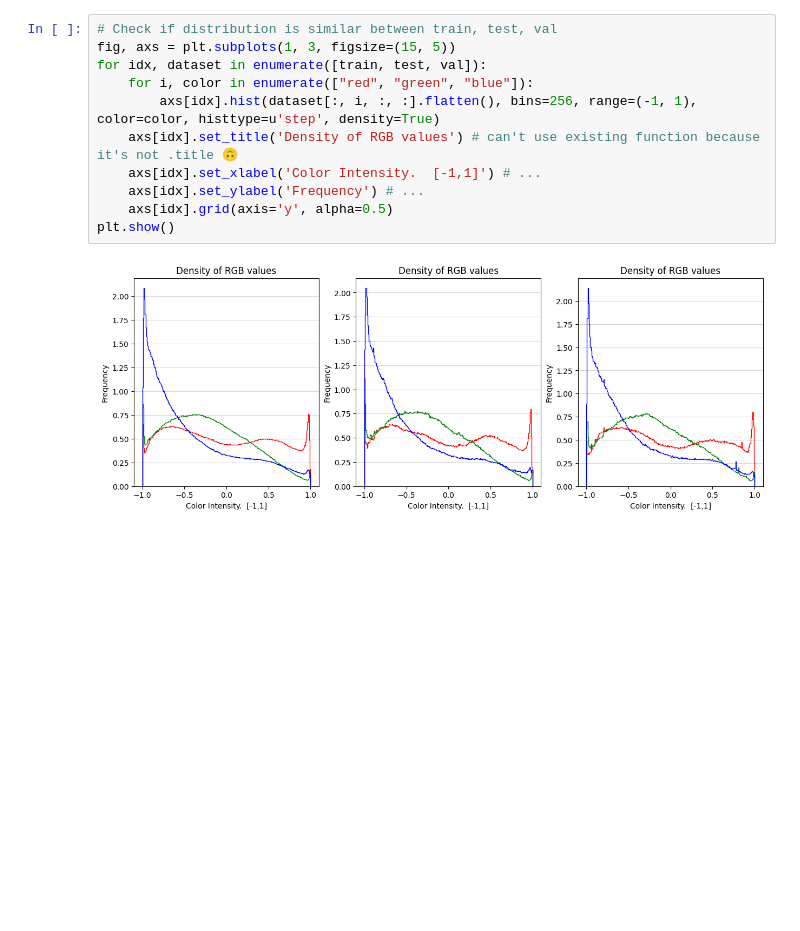
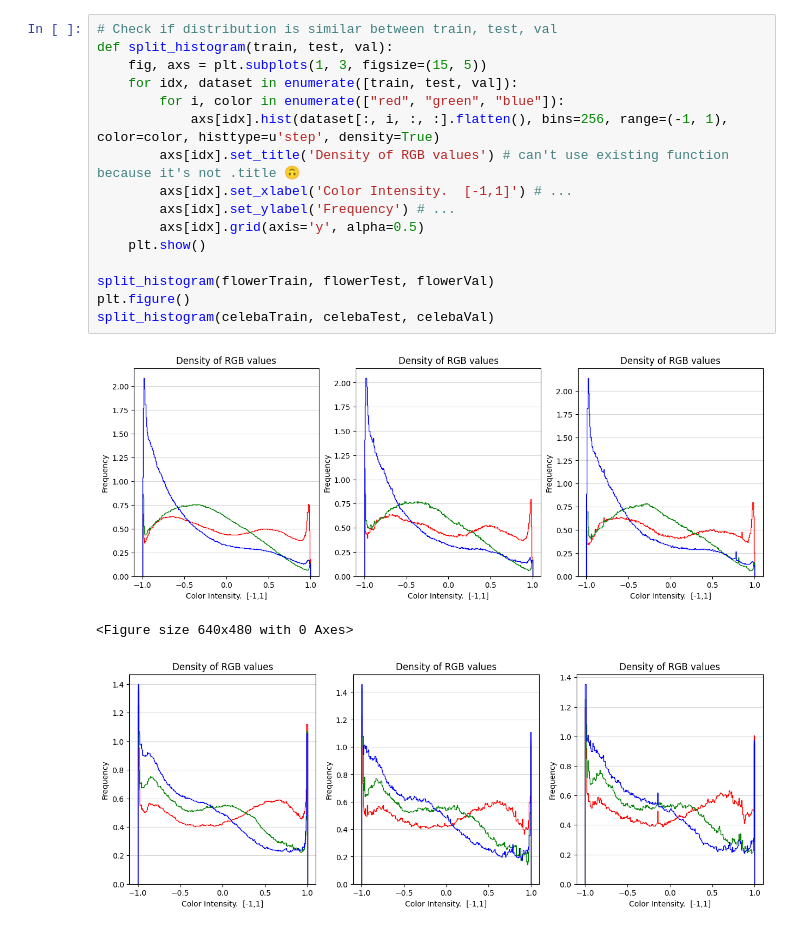
Before and after one commit to asztrikx/bme-diffusion-model, a Jupyter notebook: main.ipynb, the cells around one changed output. Drawn from its saved outputs; the diff is of its cells as text; blank space fills up the shorter version.

```diff
--- a/main.ipynb
+++ b/main.ipynb
@@ -143,13 +162,20 @@ print(val.shape)
 # %%
 # Check if distribution is similar between train, test, val
-fig, axs = plt.subplots(1, 3, figsize=(15, 5))
-for idx, dataset in enumerate([train, test, val]):
-	for i, color in enumerate(["red", "green", "blue"]):
-		axs[idx].hist(dataset[:, i, :, :].flatten(), bins=256, range=(-1, 1), color=color, histtype=u'step', density=True)
-	axs[idx].set_title('Density of RGB values') # can't use existing function because it's not .title 🙃
-	axs[idx].set_xlabel('Color Intensity.  [-1,1]') # ...
-	axs[idx].set_ylabel('Frequency') # ...
-	axs[idx].grid(axis='y', alpha=0.5)
-plt.show()
+def split_histogram(train, test, val):
+	fig, axs = plt.subplots(1, 3, figsize=(15, 5))
+	for idx, dataset in enumerate([train, test, val]):
+		for i, color in enumerate(["red", "green", "blue"]):
+			axs[idx].hist(dataset[:, i, :, :].flatten(), bins=256, range=(-1, 1), color=color, histtype=u'step', density=True)
+		axs[idx].set_title('Density of RGB values') # can't use existing function because it's not .title 🙃
+		axs[idx].set_xlabel('Color Intensity.  [-1,1]') # ...
+		axs[idx].set_ylabel('Frequency') # ...
+		axs[idx].grid(axis='y', alpha=0.5)
+	plt.show()
+
+split_histogram(flowerTrain, flowerTest, flowerVal)
+plt.figure()
+split_histogram(celebaTrain, celebaTest, celebaVal)
 # %% [output]
 [figure]
+<Figure size 640x480 with 0 Axes>
+[figure, added]
```
Also changed, not shown: parts of 8 cells of this notebook.
